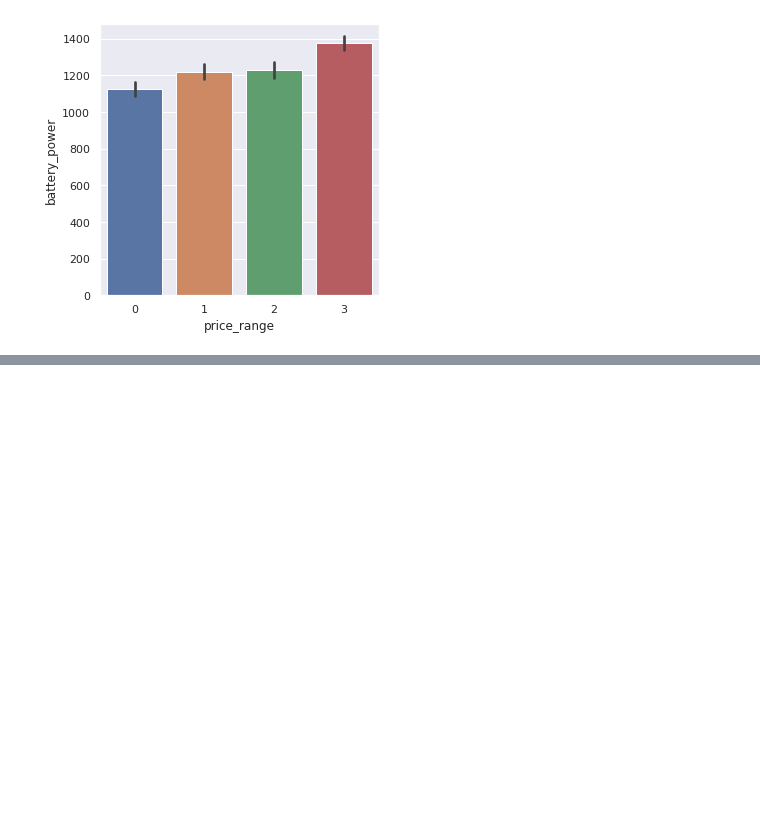
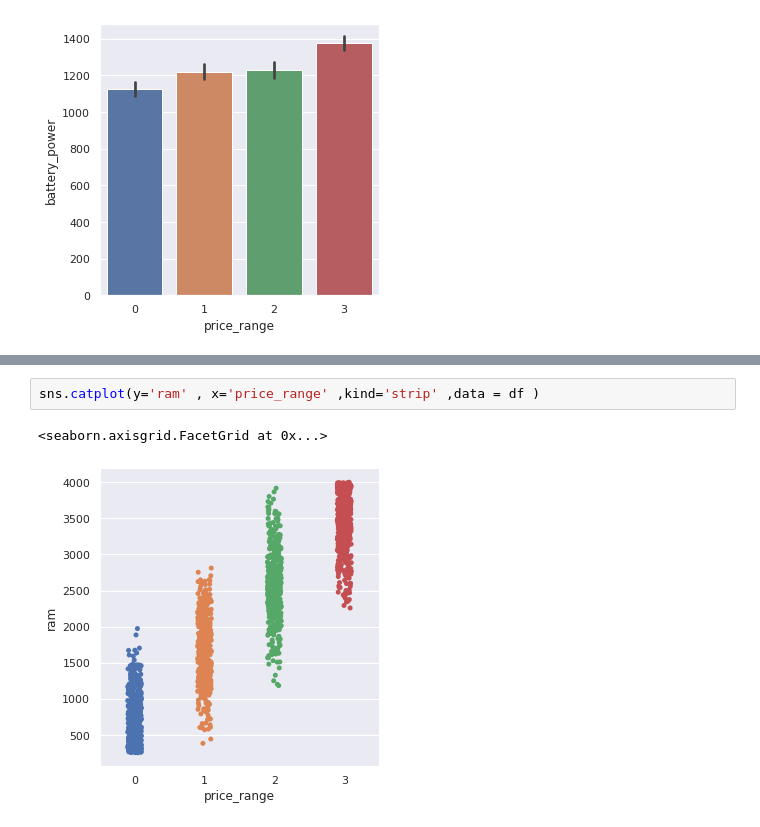
Before and after one commit to haynapasi050505/supervised-machine-learning-classification-capstone-project, a Jupyter notebook: Copy_of_mobile_price_prediction_team_capstone_project.ipynb, the cells around one changed output, grey strips where cells are left out. Drawn from its saved outputs; the diff is of its cells as text; blank space fills up the shorter version.

```diff
--- a/Copy_of_mobile_price_prediction_team_capstone_project.ipynb
+++ b/Copy_of_mobile_price_prediction_team_capstone_project.ipynb
@@ -260,0 +271,5 @@ sns.barplot(x="price_range" , y="int_memory" , data = df)
+# %%
+sns.catplot(y='ram' , x='price_range' ,kind='strip' ,data = df )
+# %% [output]
+<seaborn.axisgrid.FacetGrid at 0x...>
+[figure, added]
```
Also changed, not shown: parts of 4 cells of this notebook.
